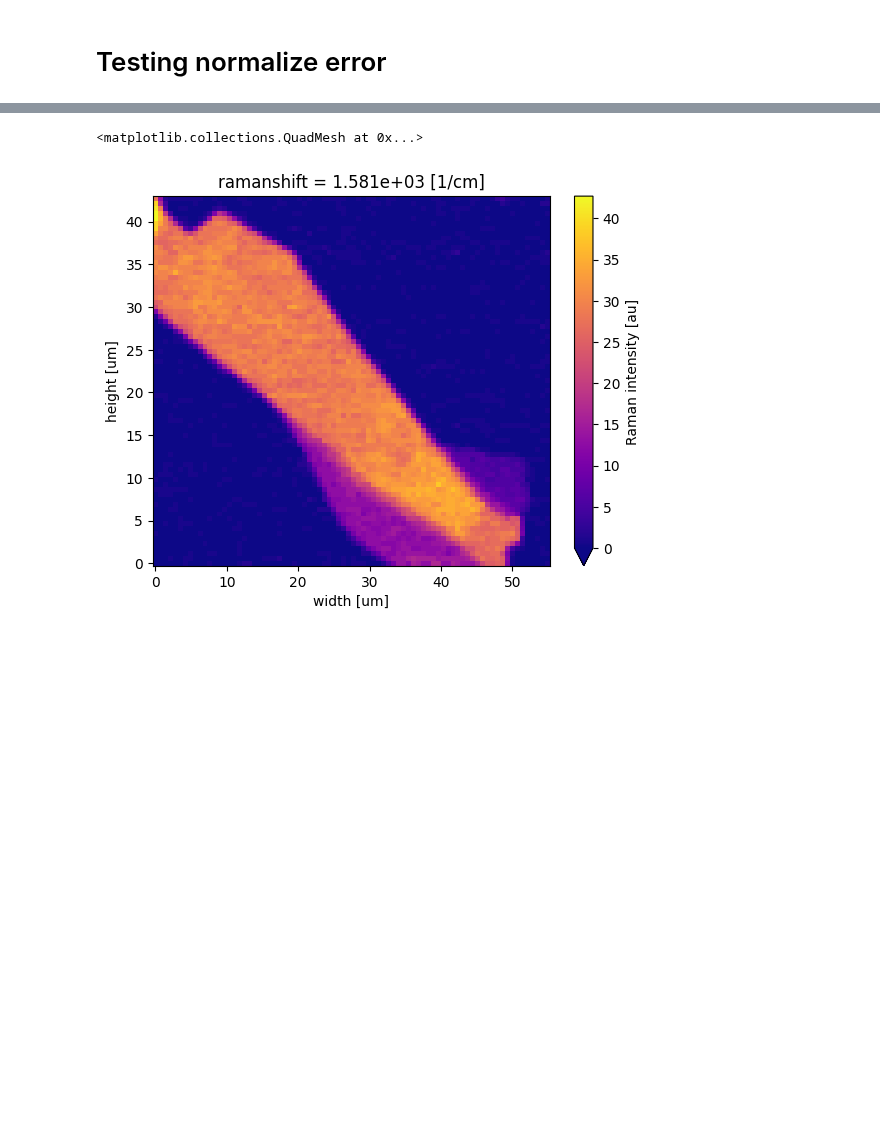
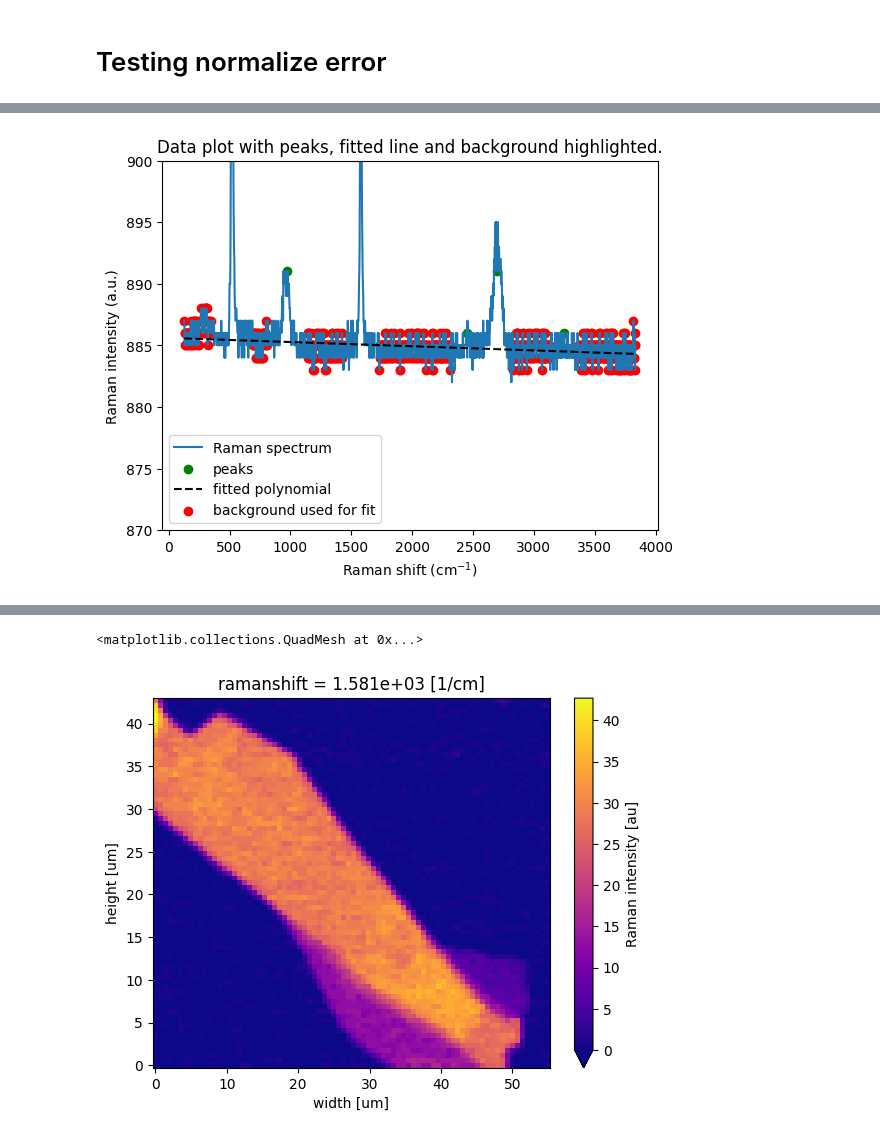
Before and after one commit to zrbyte/ramantools, a Jupyter notebook: testing.ipynb, the cells around one changed output, grey strips where cells are left out. Cells and saved outputs as stored; diff of their text form; code cells hidden in the pictures; blank space fills up the shorter version.

```diff
--- a/testing.ipynb
+++ b/testing.ipynb
@@ -35 +37,9 @@ m = rt.ramanmap(mappath, infopath)
+# %%
+m_nobg, _, _ = m.remove_bg(toplot=True, peak_pos = [520, 970, 1580, 2450, 2700, 3250], wmin = 10)
+pl.ylim(870, 900)
+# pl.plot(m_nobg.mapxr.ramanshift, m_nobg.mask*100 + 870)
+
+bgfit_mask = m_nobg.mask
+# %% [output]
+[figure, added]
 # %%
```
Also changed, not shown: parts of 11 cells of this notebook.
